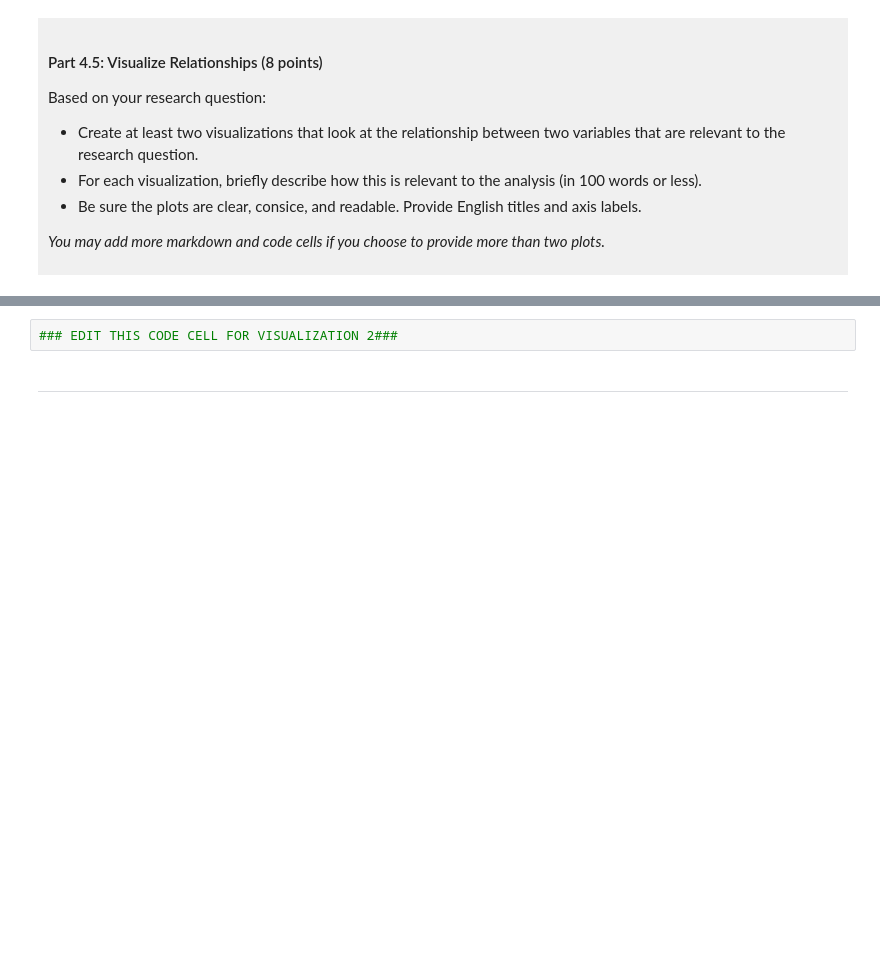
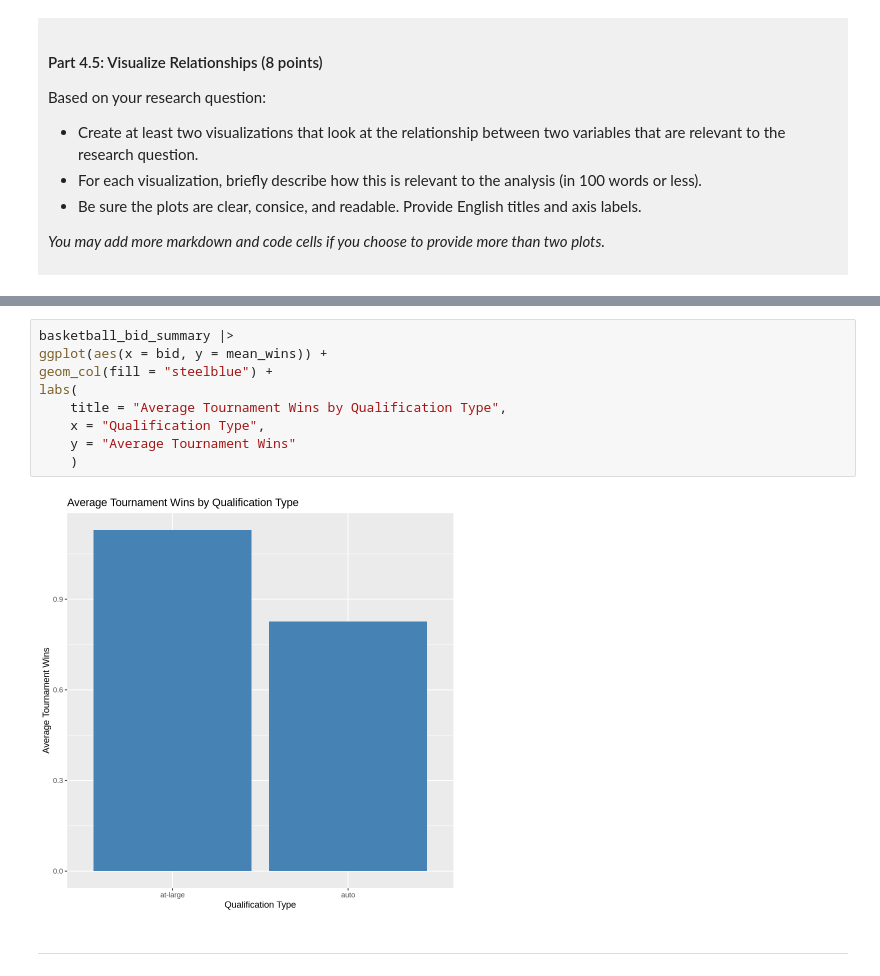
Before and after one commit to tanrozg-cyber/dsci-100-project-tanroz-gill, a Jupyter notebook: dsci-100-project-notebook.ipynb, the cells around one changed output, grey strips where cells are left out. Cells and saved outputs as stored; diff of their text form; blank space fills up the shorter version.

```diff
--- a/dsci-100-project-notebook.ipynb
+++ b/dsci-100-project-notebook.ipynb
@@ -392,5 +402,14 @@ Visualization 2: %%% EDIT THIS MARKDOWN CELL%%%
 # %%
-### EDIT THIS CODE CELL FOR VISUALIZATION 2###
+basketball_bid_summary |>
+ggplot(aes(x = bid, y = mean_wins)) +
+geom_col(fill = "steelblue") +
+labs(
+    title = "Average Tournament Wins by Qualification Type",
+    x = "Qualification Type",
+    y = "Average Tournament Wins"
+    )
+# %% [output]
+[figure, added]
 # %% [markdown]
 ------
 # %% [markdown]
```
Also changed, not shown: parts of 3 cells of this notebook.
